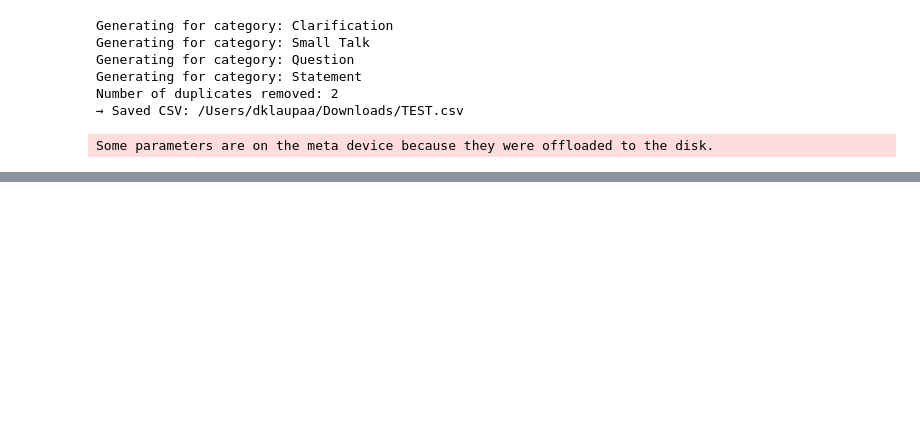
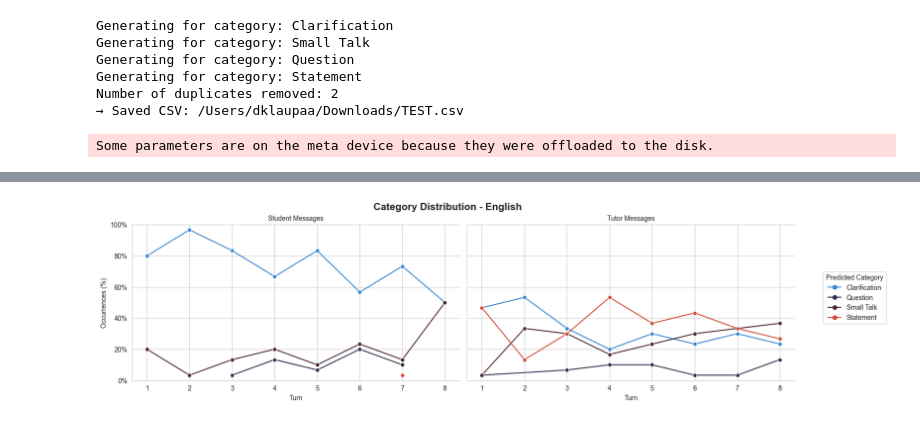
Before and after one commit to laurawpaaby/EduChatEval, a Jupyter notebook: tutorials/default_demo.ipynb, the cells around one changed output, grey strips where cells are left out. Cells and saved outputs as stored; diff of their text form; code cells hidden in the pictures; blank space fills up the shorter version.

```diff
--- a/tutorials/default_demo.ipynb
+++ b/tutorials/default_demo.ipynb
@@ -84,0 +160,9 @@ KeyError: 'role'
+# %%
+# Plot category distribution over turns
+viz.plot_turn_trends(
+    df=annotaded_df,
+    label_columns=["predicted_labels_student_msg", "predicted_labels_tutor_msg"],
+    title="Category Distribution - English"
+)
+# %% [output]
+[figure, added]
```
Also changed, not shown: parts of 9 cells of this notebook, 3 other files.
